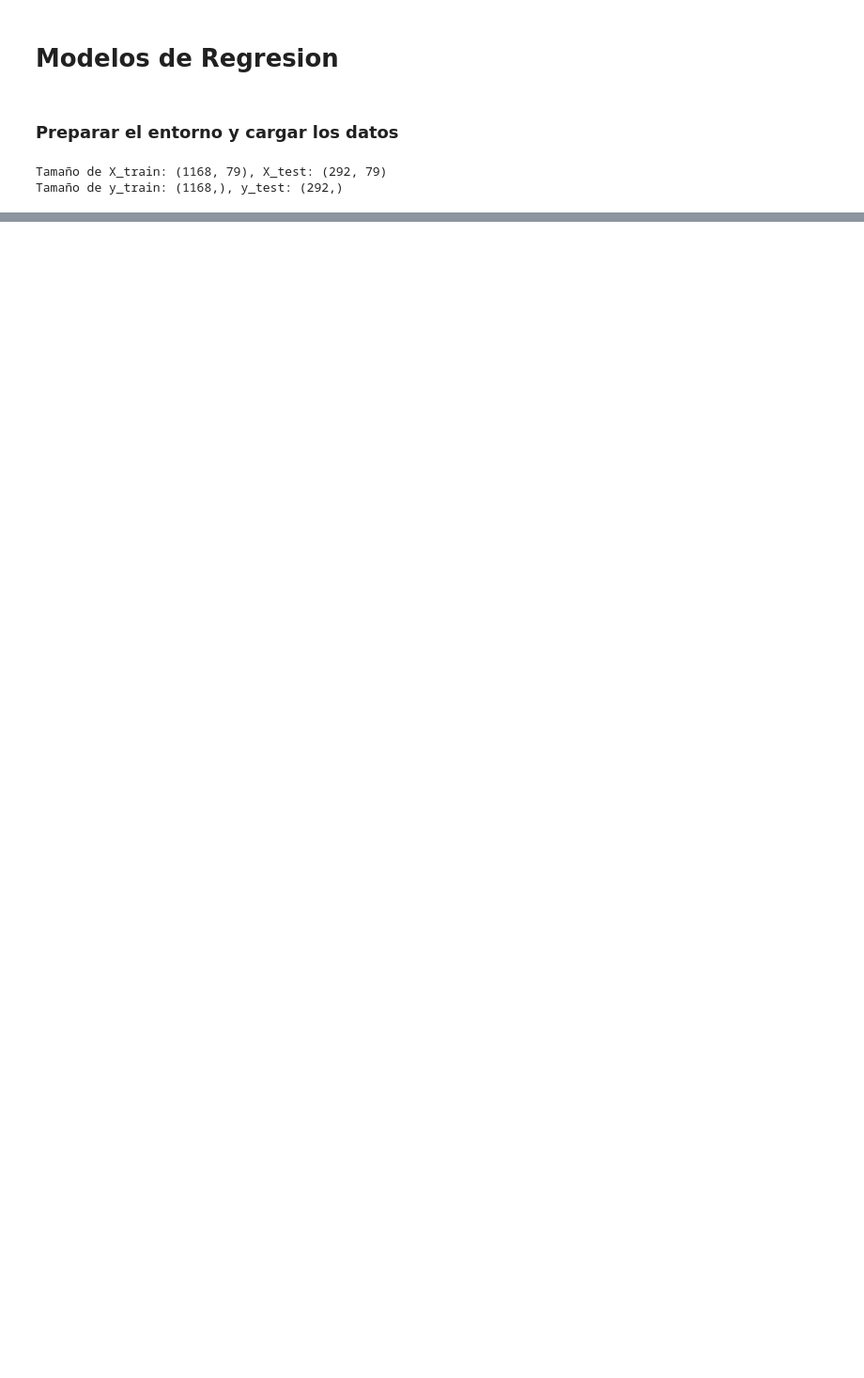
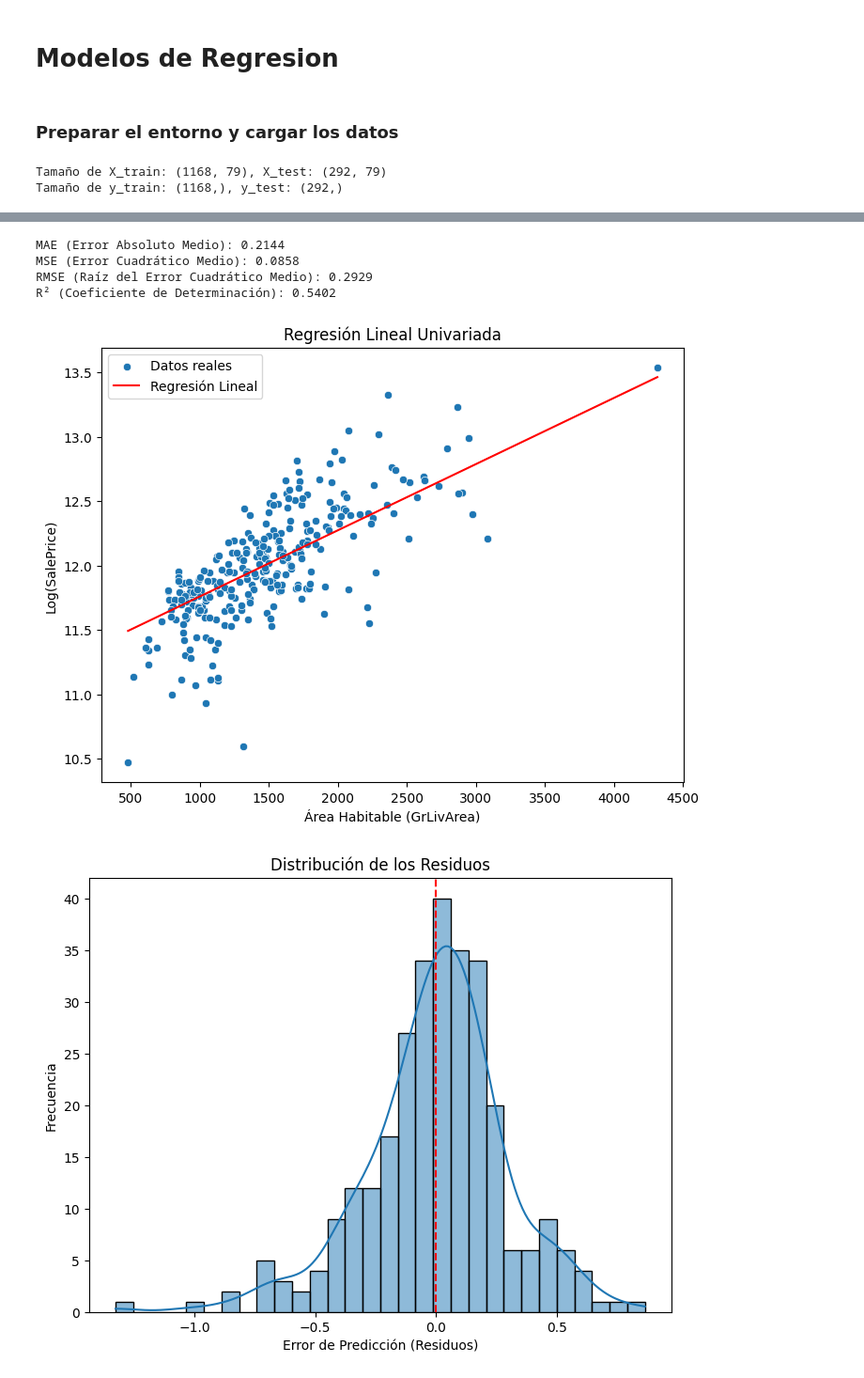
Before and after one commit to EstebanZG999/HT3Mineria, a Jupyter notebook: src/modelos_regresion.ipynb, the cells around one changed output, grey strips where cells are left out. Shown: that part at 94% size. Saved outputs shown, nothing was run; the diff lists cells and outputs as text; code cells hidden in the pictures; blank space fills up the shorter version.

Commit message:
feat: exercise 7 univariate linear regression model

```diff
--- a/src/modelos_regresion.ipynb
+++ b/src/modelos_regresion.ipynb
@@ -42,0 +45,19 @@ Tamaño de y_train: (1168,), y_test: (292,)
+# %%
+from sklearn.linear_model import LinearRegression
+
+# Seleccionar la variable predictora y la variable objetivo
+X_uni = X_train[['GrLivArea']]  # Solo usamos GrLivArea como predictor
+X_test_uni = X_test[['GrLivArea']]
+y = y_train  # SalePrice_log como variable objetivo
+
+# Crear y entrenar el modelo
+modelo_uni = LinearRegression()
+modelo_uni.fit(X_uni, y)
+
+# Hacer predicciones
+y_pred_train = modelo_uni.predict(X_uni)
+y_pred_test = modelo_uni.predict(X_test_uni)
+
+# Obtener coeficientes
+print(f"Intercepto: {modelo_uni.intercept_}")
+print(f"Coeficiente de GrLivArea: {modelo_uni.coef_[0]}")
@@ -42,0 +67,45 @@ Tamaño de y_train: (1168,), y_test: (292,)
+# %%
+from sklearn.metrics import mean_absolute_error, mean_squared_error, r2_score
+
+# Calcular métricas de error
+mae = mean_absolute_error(y_test, y_pred_test)
+mse = mean_squared_error(y_test, y_pred_test)
+rmse = np.sqrt(mse)
+r2 = r2_score(y_test, y_pred_test)
+
+# Imprimir resultados
+print(f"MAE (Error Absoluto Medio): {mae:.4f}")
+print(f"MSE (Error Cuadrático Medio): {mse:.4f}")
+print(f"RMSE (Raíz del Error Cuadrático Medio): {rmse:.4f}")
+print(f"R² (Coeficiente de Determinación): {r2:.4f}")
+# %% [output]
+MAE (Error Absoluto Medio): 0.2144
+MSE (Error Cuadrático Medio): 0.0858
+RMSE (Raíz del Error Cuadrático Medio): 0.2929
+R² (Coeficiente de Determinación): 0.5402
+# %%
+import matplotlib.pyplot as plt
+import seaborn as sns
+
+# Visualización de la regresión lineal
+plt.figure(figsize=(8, 6))
+sns.scatterplot(x=X_test['GrLivArea'], y=y_test, label="Datos reales")
+sns.lineplot(x=X_test['GrLivArea'], y=y_pred_test, color='red', label="Regresión Lineal")
+plt.xlabel("Área Habitable (GrLivArea)")
+plt.ylabel("Log(SalePrice)")
+plt.title("Regresión Lineal Univariada")
+plt.legend()
+plt.show()
+
+# Análisis de residuos
+residuos = y_test - y_pred_test
+plt.figure(figsize=(8, 6))
+sns.histplot(residuos, kde=True, bins=30)
+plt.axvline(0, color='red', linestyle='dashed')
+plt.xlabel("Error de Predicción (Residuos)")
+plt.ylabel("Frecuencia")
+plt.title("Distribución de los Residuos")
+plt.show()
+# %% [output]
+[figure, added]
+[figure, added]
```
Also changed, not shown: parts of 2 cells of this notebook.
